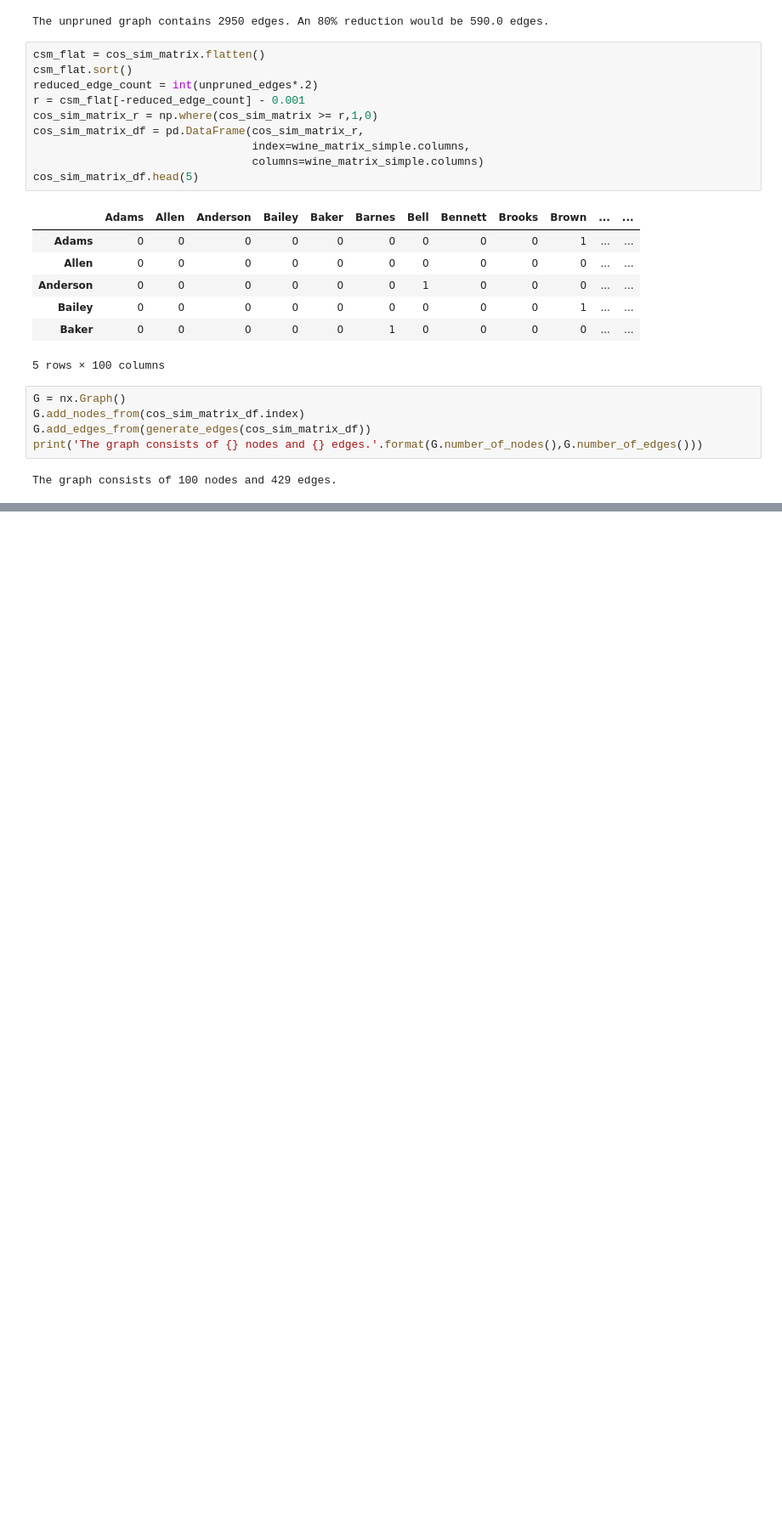
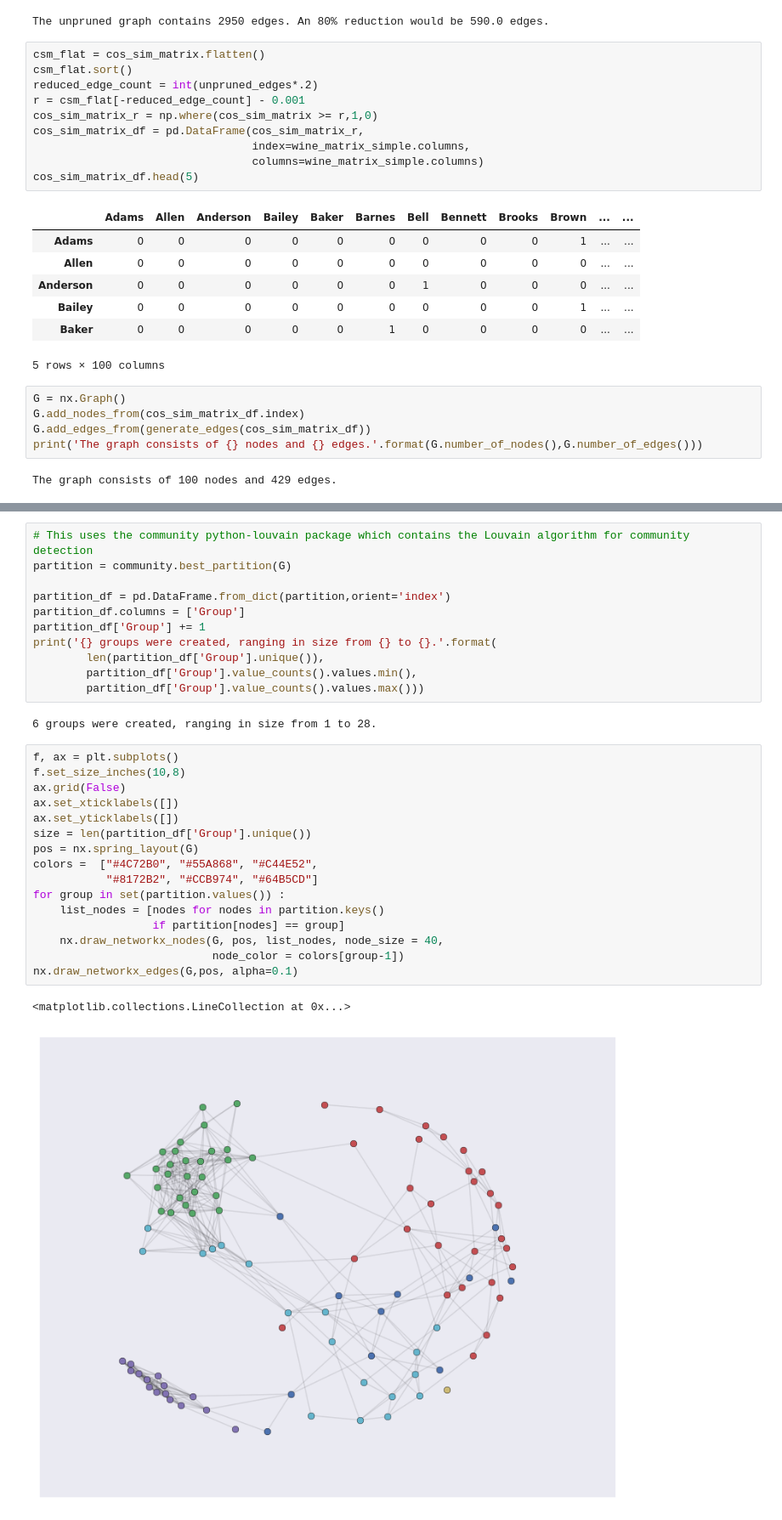
Before and after one commit to slstarnes/data-smart-sans-excel, a Jupyter notebook: Data Smart Sans Excel - Ch. 5.ipynb, the cells around one changed output, grey strips where cells are left out. Shown at 85% size. Drawn from its saved outputs; the diff is of its cells as text; blank space fills up the shorter version.

```diff
--- a/Data Smart Sans Excel - Ch. 5.ipynb
+++ b/Data Smart Sans Excel - Ch. 5.ipynb
@@ -131,0 +141,32 @@ nx.draw(G,with_labels=True,node_color=node_color,font_weight='bold',
+# %%
+# This uses the community python-louvain package which contains the Louvain algorithm for community detection
+partition = community.best_partition(G)
+
+partition_df = pd.DataFrame.from_dict(partition,orient='index')
+partition_df.columns = ['Group']
+partition_df['Group'] += 1
+print('{} groups were created, ranging in size from {} to {}.'.format(
+        len(partition_df['Group'].unique()),
+        partition_df['Group'].value_counts().values.min(),
+        partition_df['Group'].value_counts().values.max()))
+# %% [output]
+6 groups were created, ranging in size from 1 to 28.
+# %%
+f, ax = plt.subplots()
+f.set_size_inches(10,8)
+ax.grid(False)
+ax.set_xticklabels([])
+ax.set_yticklabels([])
+size = len(partition_df['Group'].unique())
+pos = nx.spring_layout(G)
+colors =  ["#4C72B0", "#55A868", "#C44E52",
+           "#8172B2", "#CCB974", "#64B5CD"]
+for group in set(partition.values()) :
+    list_nodes = [nodes for nodes in partition.keys()
+                  if partition[nodes] == group]
+    nx.draw_networkx_nodes(G, pos, list_nodes, node_size = 40,
+                           node_color = colors[group-1])
+nx.draw_networkx_edges(G,pos, alpha=0.1)
+# %% [output]
+<matplotlib.collections.LineCollection at 0x...>
+[figure, added]
```
Also changed, not shown: parts of 34 cells of this notebook.
